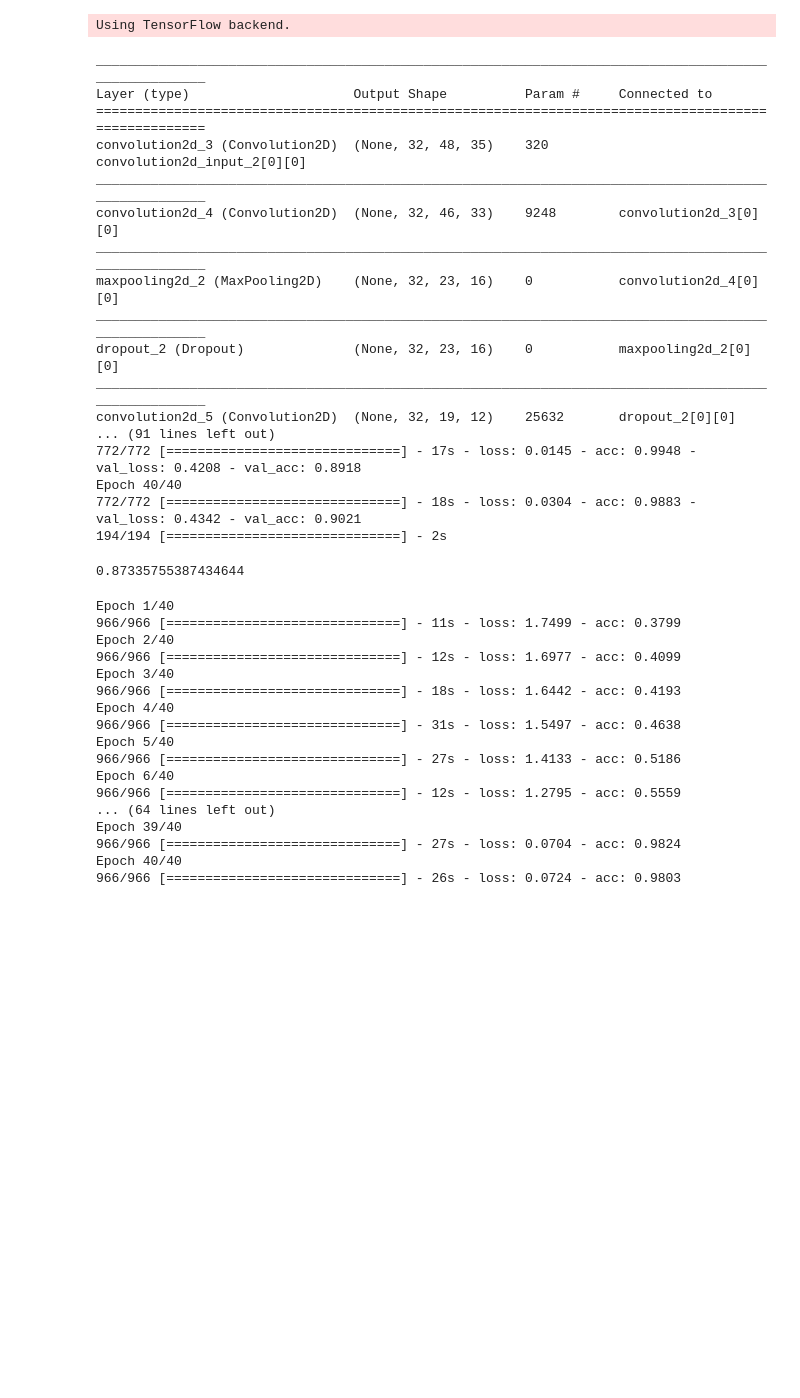
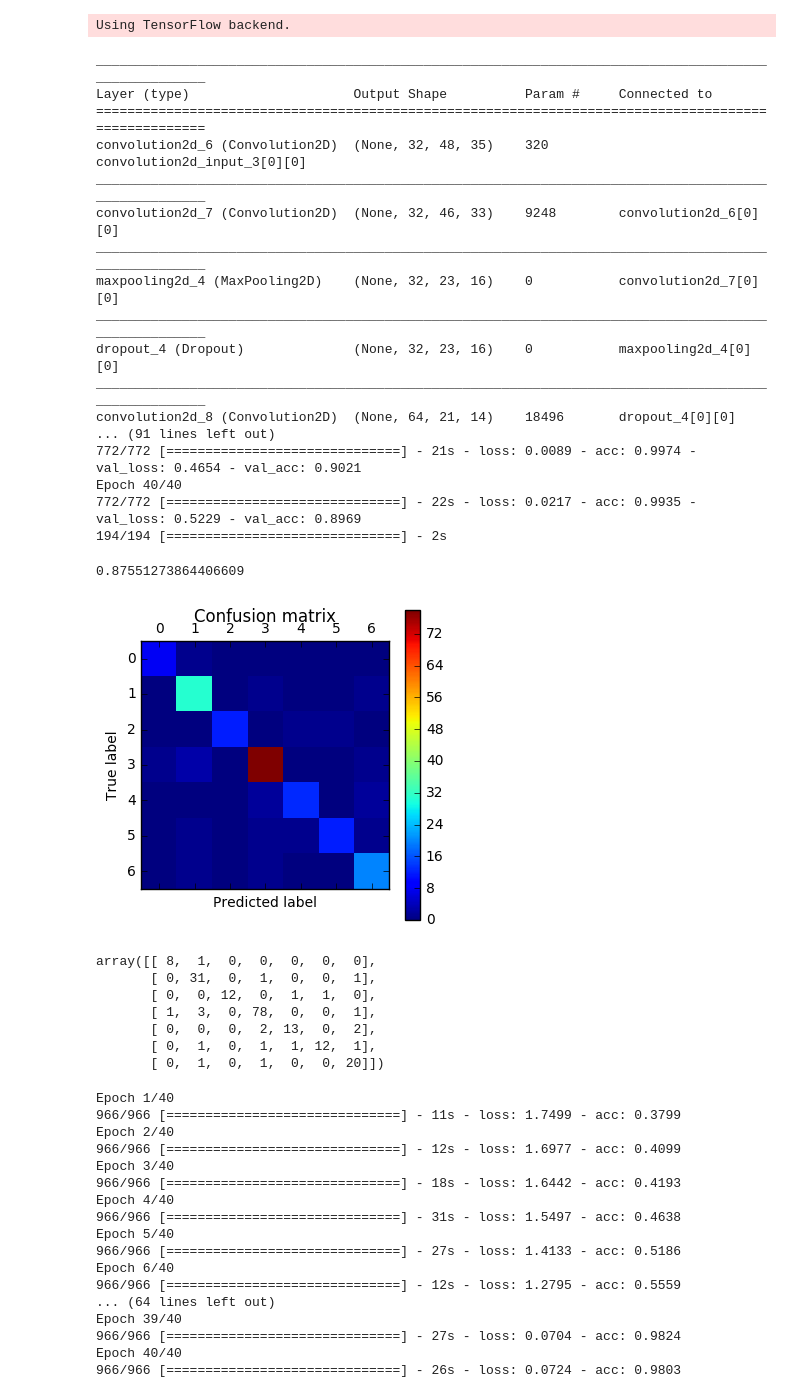
Before and after one commit to CS3244-EigenFace/EigenFace, a Jupyter notebook: Convolutional Neural Network.ipynb, the cells around one changed output. Drawn from its saved outputs; the diff is of its cells as text; code cells hidden in the pictures; blank space fills up the shorter version.

```diff
--- a/Convolutional Neural Network.ipynb
+++ b/Convolutional Neural Network.ipynb
@@ -164,7 +164,7 @@ def model5():
     model.add(MaxPooling2D(pool_size=(2, 2)))
     model.add(Dropout(0.2))
 
-    model.add(Convolution2D(32, 5, 5, border_mode='valid', activation="relu"))
+    model.add(Convolution2D(64, 3, 3, border_mode='valid', activation="relu"))
     model.add(MaxPooling2D(pool_size=(2, 2)))
     model.add(Dropout(0.2))
 
@@ -200,21 +200,40 @@ f1_score(y_test_categories, y_pred, average='macro')
 ____________________________________________________________________________________________________
 Layer (type)                     Output Shape          Param #     Connected to
 ====================================================================================================
-convolution2d_3 (Convolution2D)  (None, 32, 48, 35)    320         convolution2d_input_2[0][0]
+convolution2d_6 (Convolution2D)  (None, 32, 48, 35)    320         convolution2d_input_3[0][0]
 ____________________________________________________________________________________________________
-convolution2d_4 (Convolution2D)  (None, 32, 46, 33)    9248        convolution2d_3[0][0]
+convolution2d_7 (Convolution2D)  (None, 32, 46, 33)    9248        convolution2d_6[0][0]
 ____________________________________________________________________________________________________
-maxpooling2d_2 (MaxPooling2D)    (None, 32, 23, 16)    0           convolution2d_4[0][0]
+maxpooling2d_4 (MaxPooling2D)    (None, 32, 23, 16)    0           convolution2d_7[0][0]
 ____________________________________________________________________________________________________
-dropout_2 (Dropout)              (None, 32, 23, 16)    0           maxpooling2d_2[0][0]
+dropout_4 (Dropout)              (None, 32, 23, 16)    0           maxpooling2d_4[0][0]
 ____________________________________________________________________________________________________
-convolution2d_5 (Convolution2D)  (None, 32, 19, 12)    25632       dropout_2[0][0]
+convolution2d_8 (Convolution2D)  (None, 64, 21, 14)    18496       dropout_4[0][0]
 ... (91 lines left out)
-772/772 [==============================] - 17s - loss: 0.0145 - acc: 0.9948 - val_loss: 0.4208 - val_acc: 0.8918
+772/772 [==============================] - 21s - loss: 0.0089 - acc: 0.9974 - val_loss: 0.4654 - val_acc: 0.9021
 Epoch 40/40
-772/772 [==============================] - 18s - loss: 0.0304 - acc: 0.9883 - val_loss: 0.4342 - val_acc: 0.9021
+772/772 [==============================] - 22s - loss: 0.0217 - acc: 0.9935 - val_loss: 0.5229 - val_acc: 0.8969
 194/194 [==============================] - 2s
-0.87335755387434644
+0.87551273864406609
+# %%
+from sklearn.metrics import confusion_matrix
+cm = confusion_matrix(y_test_categories, y_pred)
+plt.matshow(cm)
+plt.title('Confusion matrix')
+plt.colorbar()
+plt.ylabel('True label')
+plt.xlabel('Predicted label')
+plt.show()
+cm
+# %% [output]
+[figure, added]
+array([[ 8,  1,  0,  0,  0,  0,  0],
+       [ 0, 31,  0,  1,  0,  0,  1],
+       [ 0,  0, 12,  0,  1,  1,  0],
+       [ 1,  3,  0, 78,  0,  0,  1],
+       [ 0,  0,  0,  2, 13,  0,  2],
+       [ 0,  1,  0,  1,  1, 12,  1],
+       [ 0,  1,  0,  1,  0,  0, 20]])
 # %%
 model = model3()
 model.fit(X, y,
```
